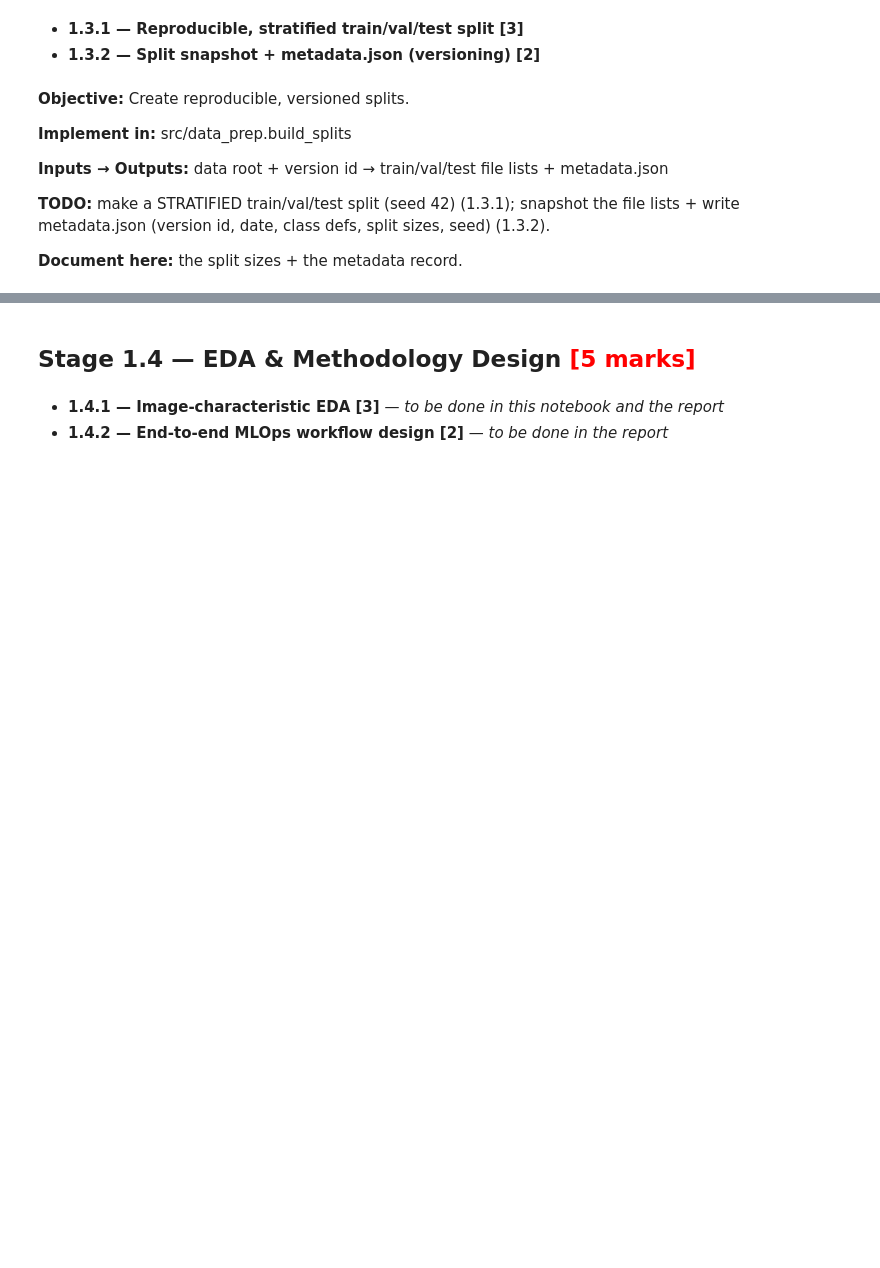
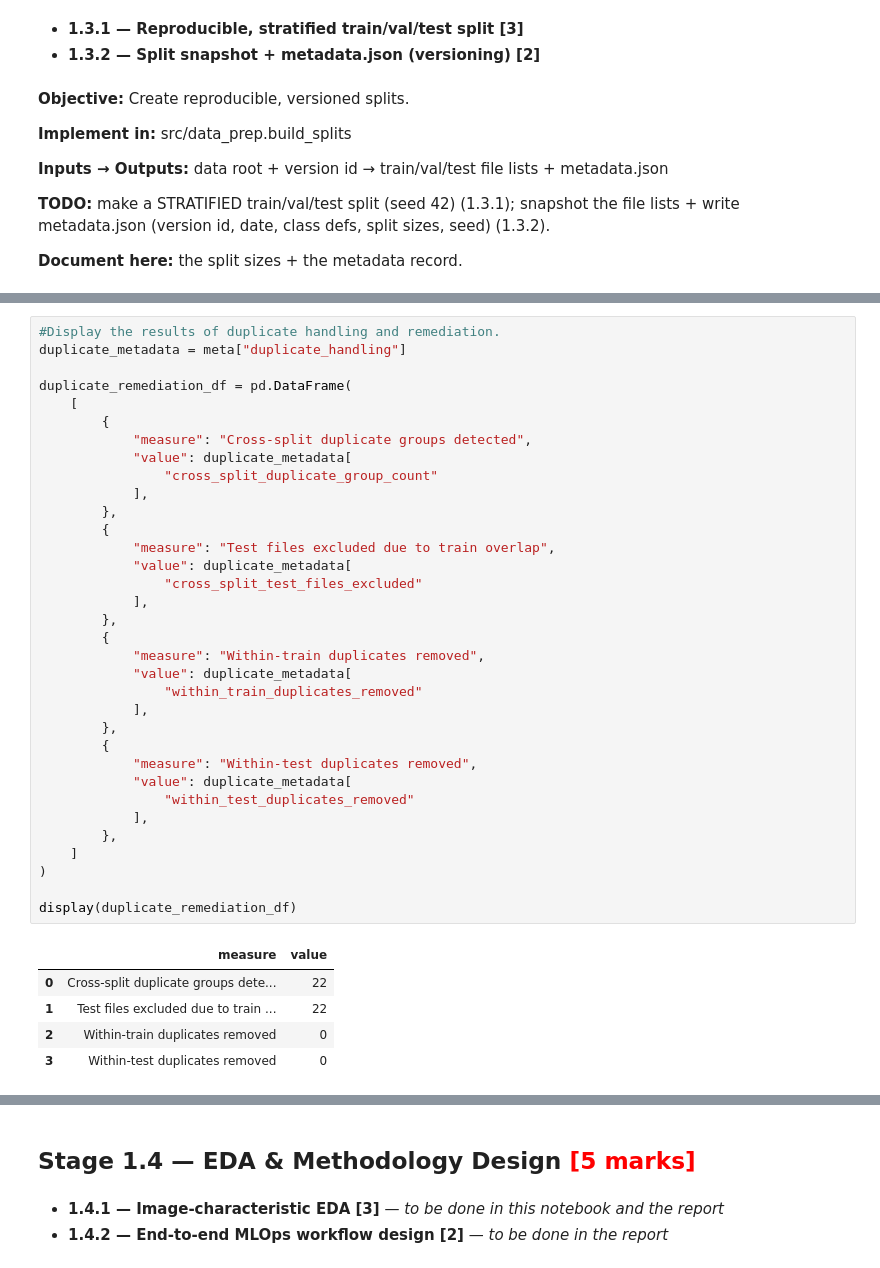
Before and after one commit to narendhar007/capstone, a Jupyter notebook: Data_Preparation.ipynb, the cells around one changed output, grey strips where cells are left out. Saved outputs shown, nothing was run; the diff lists cells and outputs as text; blank space fills up the shorter version.

```diff
--- a/Data_Preparation.ipynb
+++ b/Data_Preparation.ipynb
@@ -362,0 +411,40 @@ final partition.
+# %%
+#Display the results of duplicate handling and remediation.
+duplicate_metadata = meta["duplicate_handling"]
+
+duplicate_remediation_df = pd.DataFrame(
+    [
+        {
+            "measure": "Cross-split duplicate groups detected",
+            "value": duplicate_metadata[
+                "cross_split_duplicate_group_count"
+            ],
+        },
+        {
+            "measure": "Test files excluded due to train overlap",
+            "value": duplicate_metadata[
+                "cross_split_test_files_excluded"
+            ],
+        },
+        {
+            "measure": "Within-train duplicates removed",
+            "value": duplicate_metadata[
+                "within_train_duplicates_removed"
+            ],
+        },
+        {
+            "measure": "Within-test duplicates removed",
+            "value": duplicate_metadata[
+                "within_test_duplicates_removed"
+            ],
+        },
+    ]
+)
+
+display(duplicate_remediation_df)
+# %% [output]
+|  | measure | value |
+| 0 | Cross-split duplicate groups dete... | 22 |
+| 1 | Test files excluded due to train ... | 22 |
+| 2 | Within-train duplicates removed | 0 |
+| 3 | Within-test duplicates removed | 0 |
```
Also changed, not shown: parts of 7 cells of this notebook, 5 other files.
